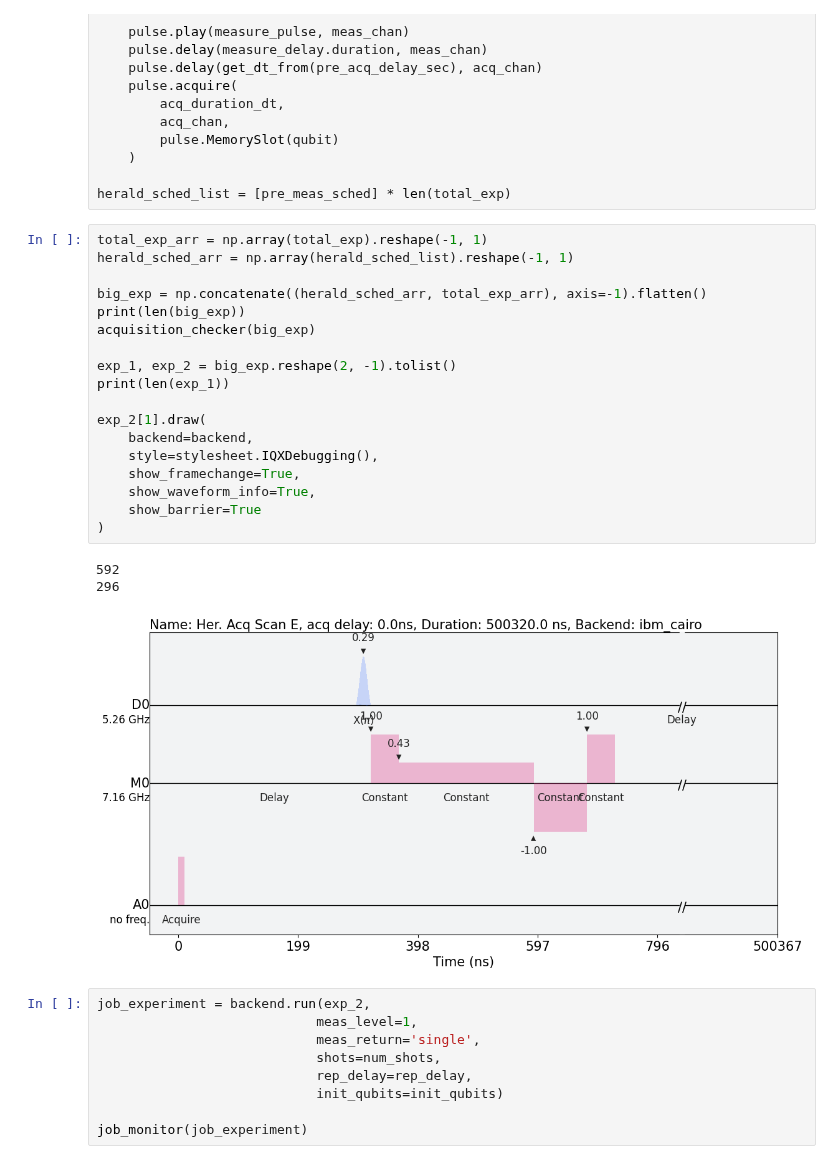
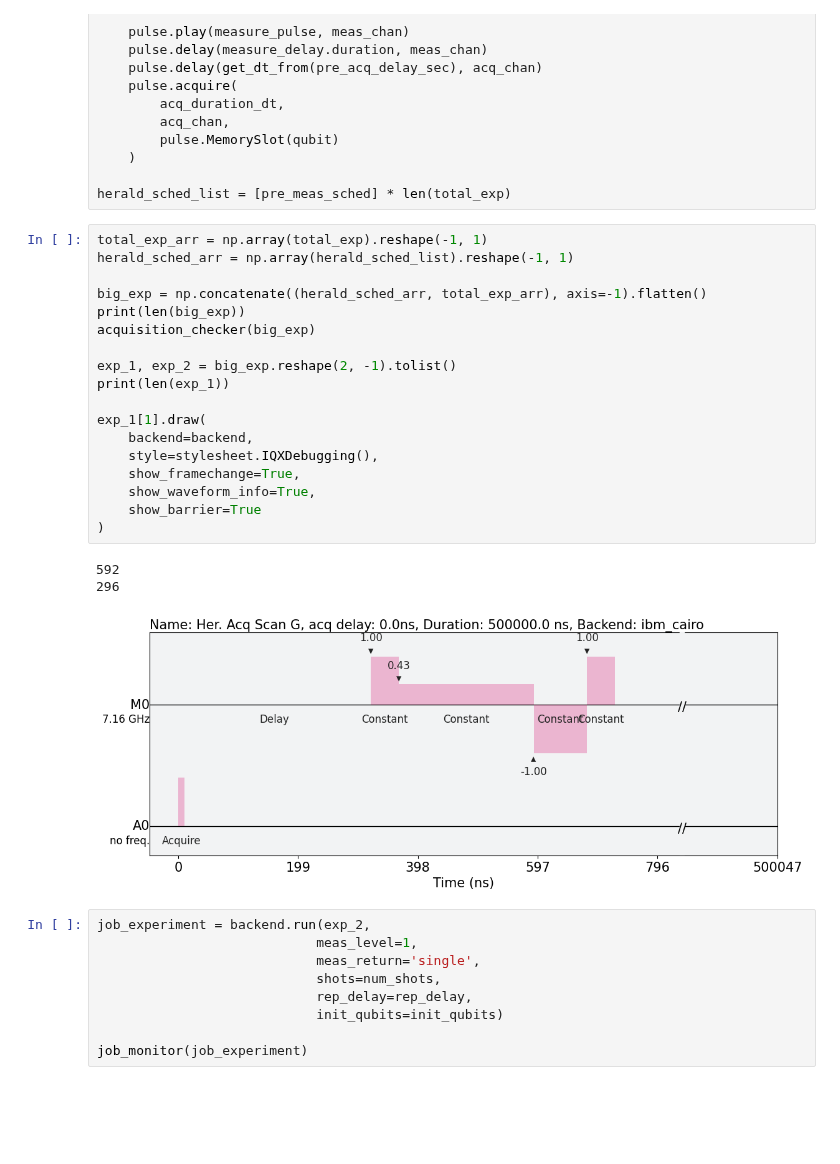
Before and after one commit to AnikenC/ReadoutWithRL, a Jupyter notebook: readoutWithRL/experiments_side/heralded_fidelities.ipynb, the cells around one changed output. Drawn from its saved outputs; the diff is of its cells as text; blank space fills up the shorter version.

```diff
--- a/readoutWithRL/experiments_side/heralded_fidelities.ipynb
+++ b/readoutWithRL/experiments_side/heralded_fidelities.ipynb
@@ -318,25 +318,25 @@ herald_sched_list = [pre_meas_sched] * len(total_exp)
 # %%
 total_exp_arr = np.array(total_exp).reshape(-1, 1)
 herald_sched_arr = np.array(herald_sched_list).reshape(-1, 1)
 
 big_exp = np.concatenate((herald_sched_arr, total_exp_arr), axis=-1).flatten()
 print(len(big_exp))
 acquisition_checker(big_exp)
 
 exp_1, exp_2 = big_exp.reshape(2, -1).tolist()
 print(len(exp_1))
 
-exp_2[1].draw(
+exp_1[1].draw(
     backend=backend,
     style=stylesheet.IQXDebugging(),
     show_framechange=True,
     show_waveform_info=True,
     show_barrier=True
 )
 # %% [output]
 592
 296
-[figure, old version]
+[figure, new version]
 # %%
 job_experiment = backend.run(exp_2,
                             meas_level=1,
```
Also changed, not shown: parts of 6 cells of this notebook, 1 other file.
